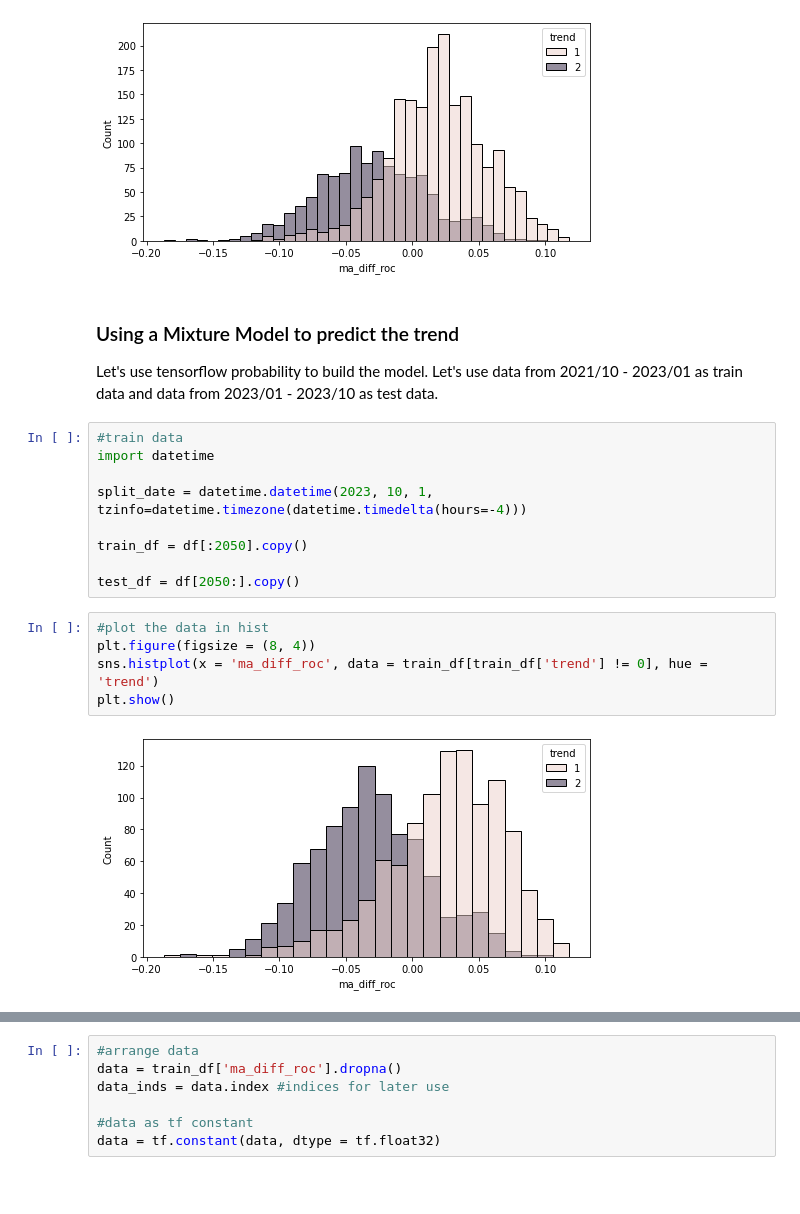
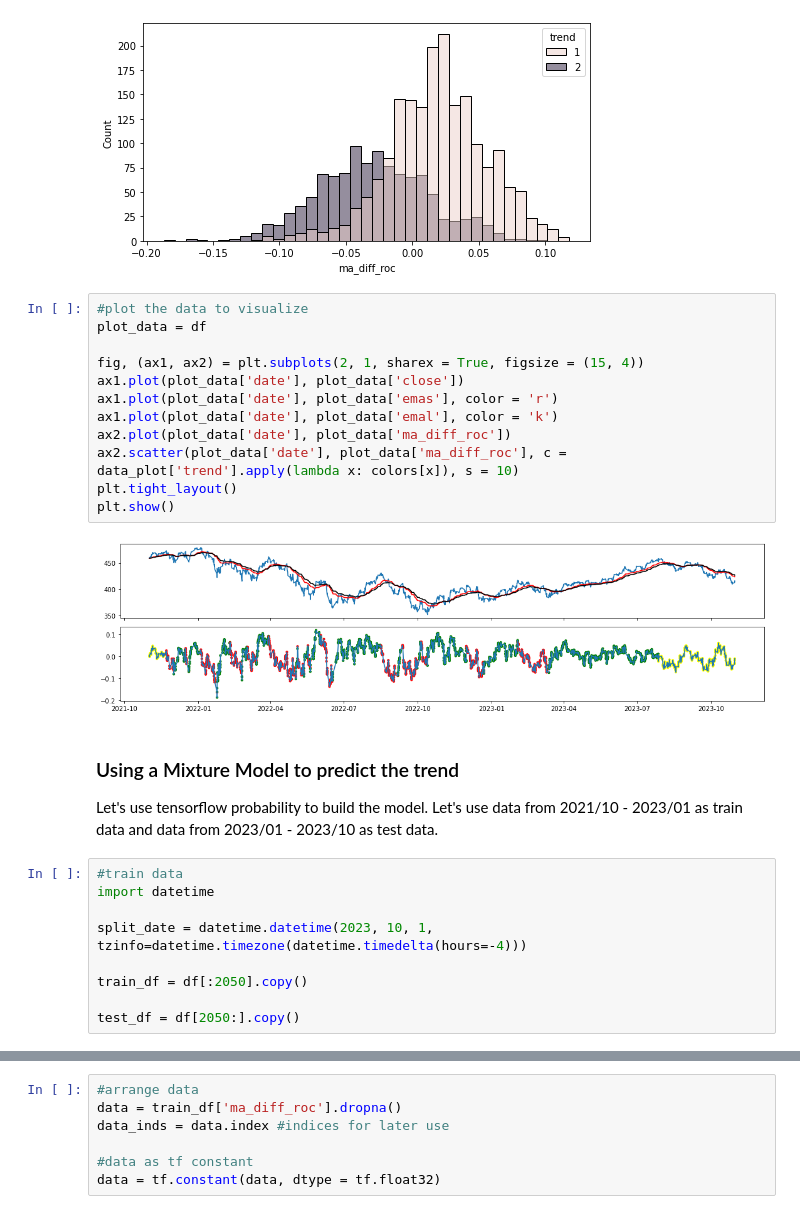
Before and after one commit to kaneelgit/ML-Quant, a Jupyter notebook: Trend Prediction Using GMM.ipynb, the cells around one changed output, grey strips where cells are left out. Drawn from its saved outputs; the diff is of its cells as text; blank space fills up the shorter version.

```diff
--- a/Trend Prediction Using GMM.ipynb
+++ b/Trend Prediction Using GMM.ipynb
@@ -162,23 +162,30 @@ sns.histplot(x = 'ma_diff_roc', data = df[df['trend'] != 0], hue = 'trend')
 plt.show()
 # %% [output]
 [figure]
+# %%
+#plot the data to visualize
+plot_data = df
+
+fig, (ax1, ax2) = plt.subplots(2, 1, sharex = True, figsize = (15, 4))
+ax1.plot(plot_data['date'], plot_data['close'])
+ax1.plot(plot_data['date'], plot_data['emas'], color = 'r')
+ax1.plot(plot_data['date'], plot_data['emal'], color = 'k')
+ax2.plot(plot_data['date'], plot_data['ma_diff_roc'])
+ax2.scatter(plot_data['date'], plot_data['ma_diff_roc'], c = data_plot['trend'].apply(lambda x: colors[x]), s = 10)
+plt.tight_layout()
+plt.show()
+# %% [output]
+[figure, added]
 # %% [markdown]
 ### Using a Mixture Model to predict the trend
 
 Let's use tensorflow probability to build the model. Let's use data from 2021/10 - 2023/01 as train data and data from 2023/01 - 2023/10 as test data.
-# %%
-#train data
-import datetime
-
-split_date = datetime.datetime(2023, 10, 1, tzinfo=datetime.timezone(datetime.timedelta(hours=-4)))
-
-train_df = df[:2050].copy()
-
-test_df = df[2050:].copy()
-# %%
-#plot the data in hist
-plt.figure(figsize = (8, 4))
-sns.histplot(x = 'ma_diff_roc', data = train_df[train_df['trend'] != 0], hue = 'trend')
-plt.show()
-# %% [output]
-[figure, removed]
+# %%
+#train data
+import datetime
+
+split_date = datetime.datetime(2023, 10, 1, tzinfo=datetime.timezone(datetime.timedelta(hours=-4)))
+
+train_df = df[:2050].copy()
+
+test_df = df[2050:].copy()
```
Also changed, not shown: parts of 25 cells of this notebook.
